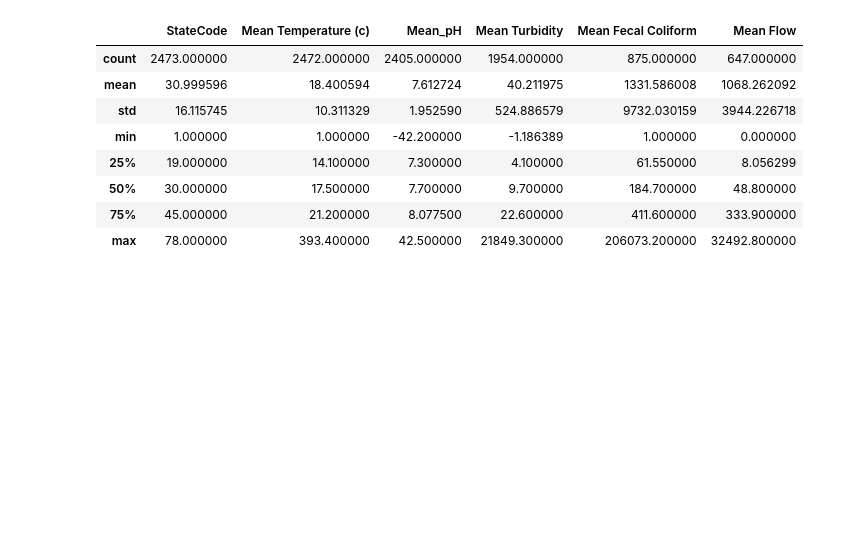
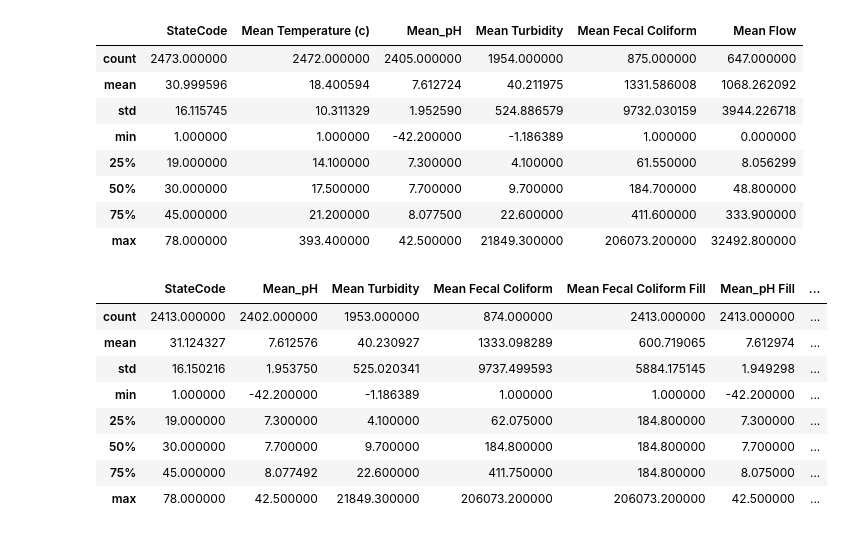
Before and after one commit to ekenigsberg/BootCampProject01-2019-07-06, a Jupyter notebook: Water Quality 01.ipynb, the cells around one changed output. Cells and saved outputs as stored; diff of their text form; code cells hidden in the pictures; blank space fills up the shorter version.

Commit message:
compares WQI with fill/without fill

```diff
--- a/Water Quality 01.ipynb
+++ b/Water Quality 01.ipynb
@@ -310,3 +364,15 @@ dfWQ2012 = dfWQ2012.loc[dfWQ2012['CountyCode'] != '(blank)']
+# %%
+dfWQ2012.describe()
+# %% [output]
+|  | StateCode | Mean_pH | Mean Turbidity | Mean Fecal Coliform | Mean Fecal Coliform Fill | Mean_pH Fill | ... |
+| count | 2413.000000 | 2402.000000 | 1953.000000 | 874.000000 | 2413.000000 | 2413.000000 | ... |
+| mean | 31.124327 | 7.612576 | 40.230927 | 1333.098289 | 600.719065 | 7.612974 | ... |
+| std | 16.150216 | 1.953750 | 525.020341 | 9737.499593 | 5884.175145 | 1.949298 | ... |
+| min | 1.000000 | -42.200000 | -1.186389 | 1.000000 | 1.000000 | -42.200000 | ... |
+| 25% | 19.000000 | 7.300000 | 4.100000 | 62.075000 | 184.800000 | 7.300000 | ... |
+| 50% | 30.000000 | 7.700000 | 9.700000 | 184.800000 | 184.800000 | 7.700000 | ... |
+| 75% | 45.000000 | 8.077492 | 22.600000 | 411.750000 | 184.800000 | 8.075000 | ... |
+| max | 78.000000 | 42.500000 | 21849.300000 | 206073.200000 | 206073.200000 | 42.500000 | ... |
 # %%
 # change FIPS Code to float
 dfWQ2012['FIPS Code'] = dfWQ2012['FIPS Code'].astype('float')
```
Also changed, not shown: parts of 25 cells of this notebook, 1 other file.
